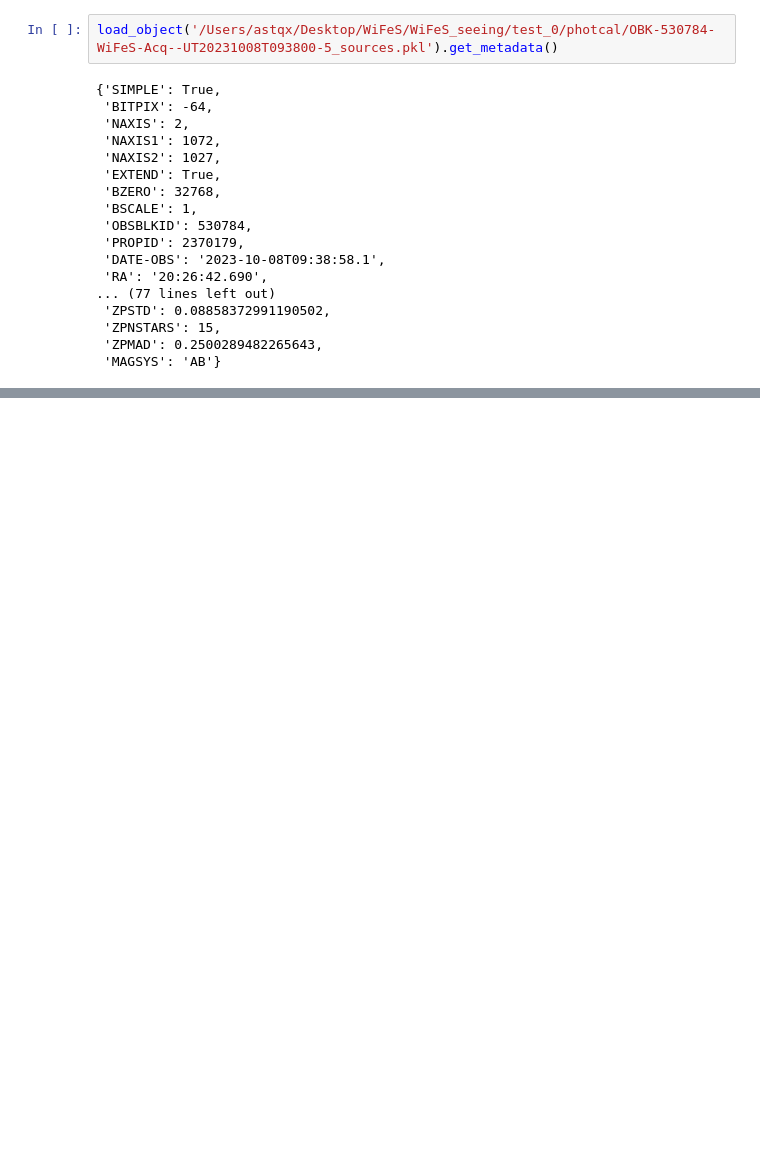
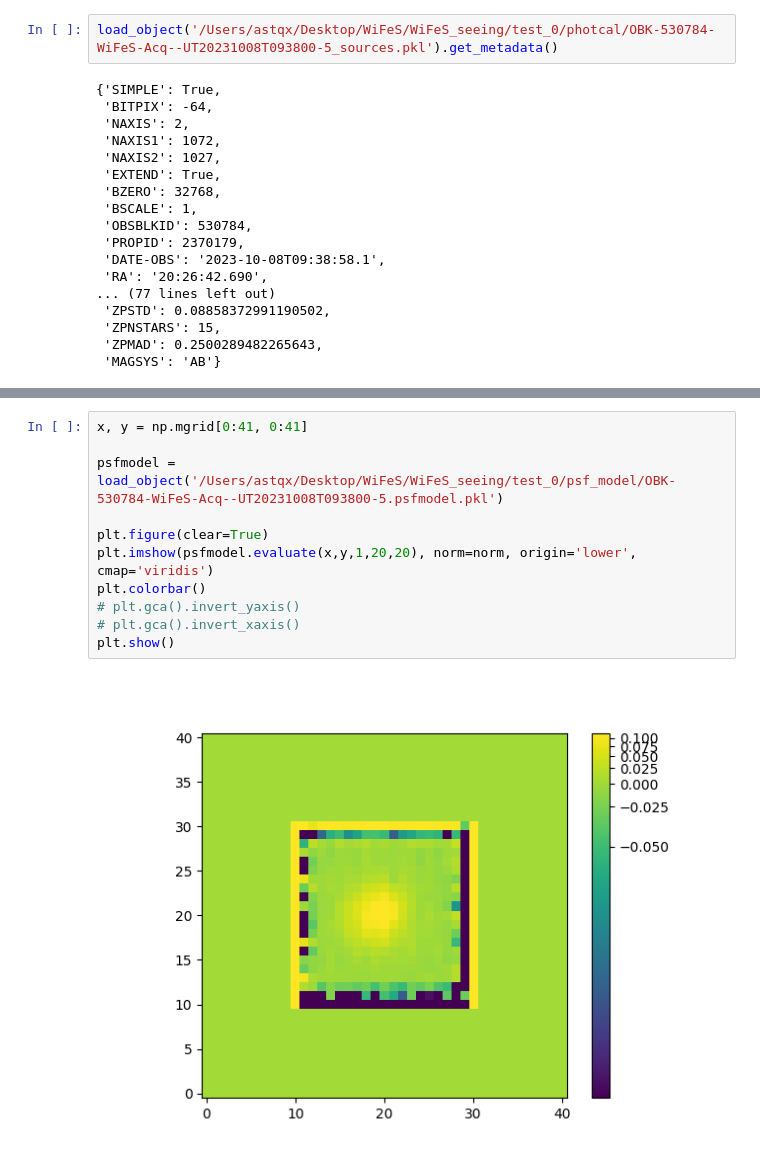
Before and after one commit to MaxFleming23/WiFeS_seeing, a Jupyter notebook: pipeline.ipynb, the cells around one changed output, grey strips where cells are left out. Drawn from its saved outputs; the diff is of its cells as text; blank space fills up the shorter version.

```diff
--- a/pipeline.ipynb
+++ b/pipeline.ipynb
@@ -1847,0 +2176,13 @@ load_object('/Users/astqx/Desktop/WiFeS/WiFeS_seeing/test_0/photcal/OBK-530784-W
+# %%
+x, y = np.mgrid[0:41, 0:41]
+
+psfmodel = load_object('/Users/astqx/Desktop/WiFeS/WiFeS_seeing/test_0/psf_model/OBK-530784-WiFeS-Acq--UT20231008T093800-5.psfmodel.pkl')
+
+plt.figure(clear=True)
+plt.imshow(psfmodel.evaluate(x,y,1,20,20), norm=norm, origin='lower', cmap='viridis')
+plt.colorbar()
+# plt.gca().invert_yaxis()
+# plt.gca().invert_xaxis()
+plt.show()
+# %% [output]
+[figure, added]
```
Also changed, not shown: parts of 16 cells of this notebook, 45 other files.
